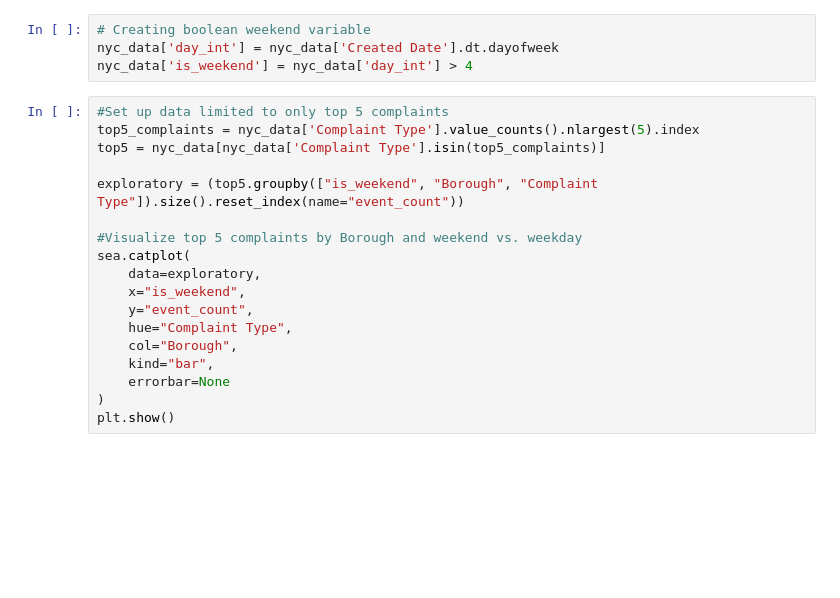
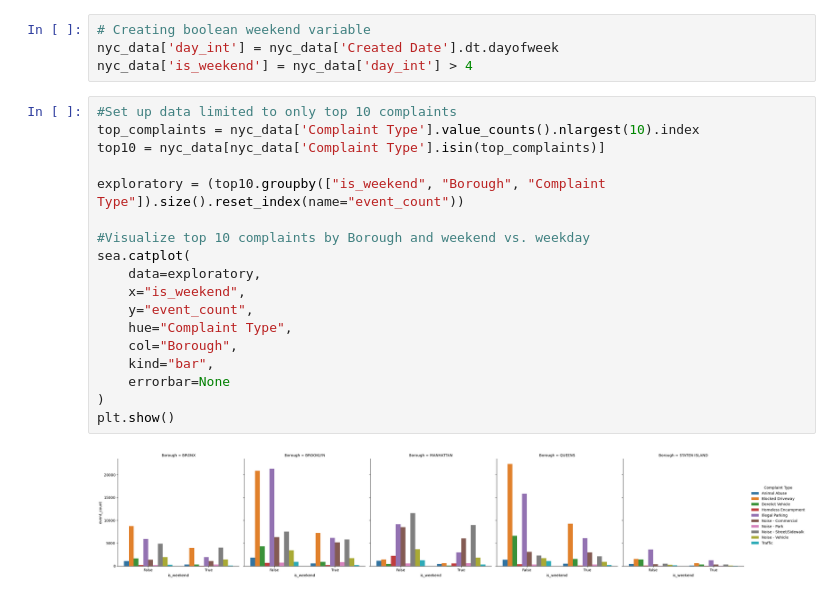
Before and after one commit to amaillis94/project2_nyc_classification, a Jupyter notebook: NYC_analysis_amaillis.ipynb, the cells around one changed output. Drawn from its saved outputs; the diff is of its cells as text; blank space fills up the shorter version.

```diff
--- a/NYC_analysis_amaillis.ipynb
+++ b/NYC_analysis_amaillis.ipynb
@@ -103,21 +211,23 @@ plt.show()
 nyc_data['day_int'] = nyc_data['Created Date'].dt.dayofweek
 nyc_data['is_weekend'] = nyc_data['day_int'] > 4
 # %%
-#Set up data limited to only top 5 complaints
-top5_complaints = nyc_data['Complaint Type'].value_counts().nlargest(5).index
-top5 = nyc_data[nyc_data['Complaint Type'].isin(top5_complaints)]
+#Set up data limited to only top 10 complaints
+top_complaints = nyc_data['Complaint Type'].value_counts().nlargest(10).index
+top10 = nyc_data[nyc_data['Complaint Type'].isin(top_complaints)]
 
-exploratory = (top5.groupby(["is_weekend", "Borough", "Complaint Type"]).size().reset_index(name="event_count"))
+exploratory = (top10.groupby(["is_weekend", "Borough", "Complaint Type"]).size().reset_index(name="event_count"))
 
-#Visualize top 5 complaints by Borough and weekend vs. weekday
+#Visualize top 10 complaints by Borough and weekend vs. weekday
 sea.catplot(
     data=exploratory,
     x="is_weekend",
     y="event_count",
     hue="Complaint Type",
     col="Borough",
     kind="bar",
     errorbar=None
 )
 plt.show()
+# %% [output]
+[figure, added]
 # %%
```
Also changed, not shown: parts of 30 cells of this notebook.
